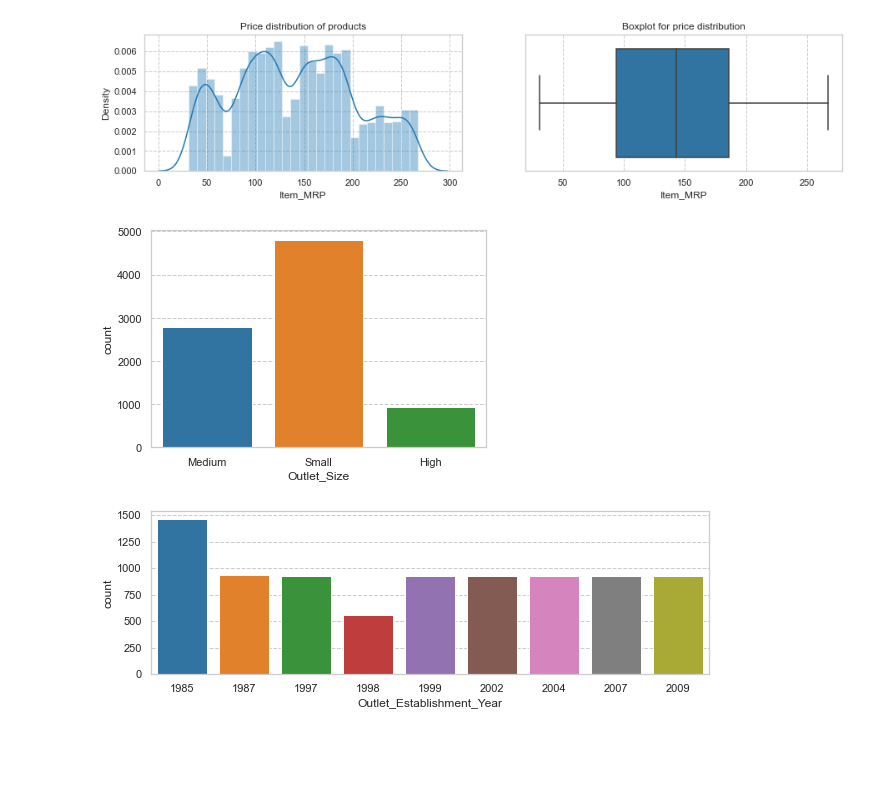
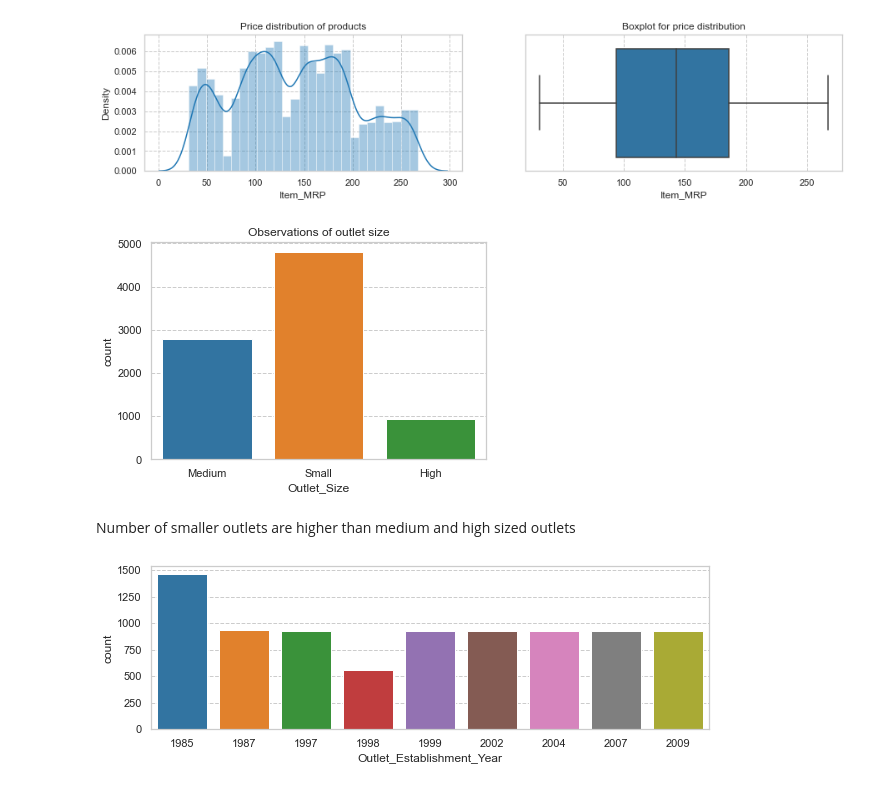
Before and after one commit to imdarshik/Datatrained, a Jupyter notebook: Machine Learning/Projects/Big Data Mart Sales/Big Mart Sales.ipynb, the cells around one changed output. Drawn from its saved outputs; the diff is of its cells as text; code cells hidden in the pictures; blank space fills up the shorter version.

```diff
--- a/Machine Learning/Projects/Big Data Mart Sales/Big Mart Sales.ipynb
+++ b/Machine Learning/Projects/Big Data Mart Sales/Big Mart Sales.ipynb
@@ -330,9 +299,12 @@ plt.show()
 [figure]
 # %%
 ax = sns.countplot(data['Outlet_Size'])
+plt.title('Observations of outlet size')
 plt.show()
 # %% [output]
-[figure, old version]
+[figure, new version]
+# %% [markdown]
+Number of smaller outlets are higher than medium and high sized outlets
 # %%
 plt.figure(figsize=(10,3))
 ax = sns.countplot(data['Outlet_Establishment_Year'])
```
Also changed, not shown: parts of 80 cells of this notebook, 2 other files.
